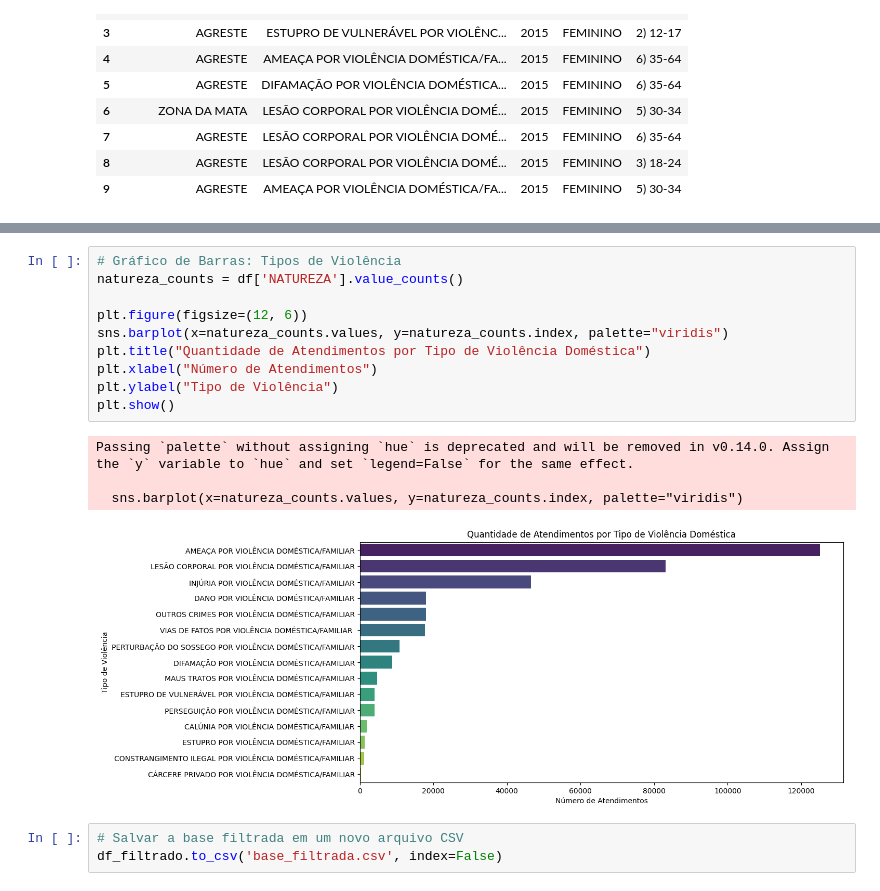
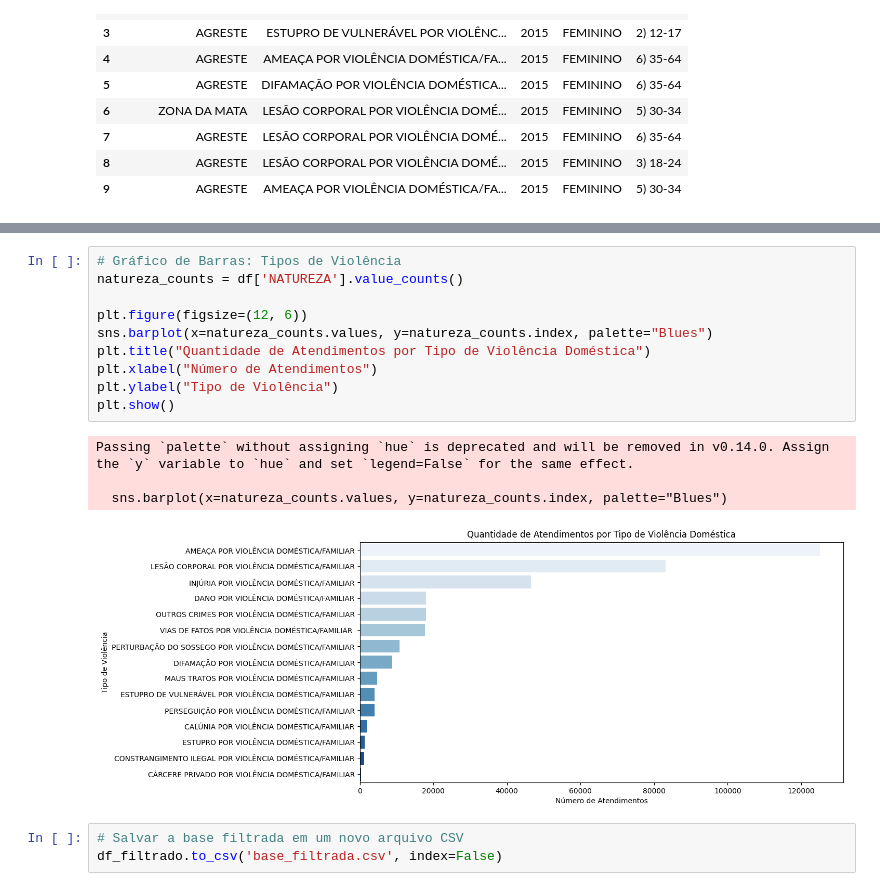
Before and after one commit to rayaneazvdo404/on35-python-s17-s18-projeto-final, a Jupyter notebook: material/Projeto_final.ipynb, the cells around one changed output, grey strips where cells are left out. Drawn from its saved outputs; the diff is of its cells as text.

```diff
--- a/material/Projeto_final.ipynb
+++ b/material/Projeto_final.ipynb
@@ -205,18 +191,18 @@ plt.show()
 # %%
 # Gráfico de Barras: Tipos de Violência
 natureza_counts = df['NATUREZA'].value_counts()
 
 plt.figure(figsize=(12, 6))
-sns.barplot(x=natureza_counts.values, y=natureza_counts.index, palette="viridis")
+sns.barplot(x=natureza_counts.values, y=natureza_counts.index, palette="Blues")
 plt.title("Quantidade de Atendimentos por Tipo de Violência Doméstica")
 plt.xlabel("Número de Atendimentos")
 plt.ylabel("Tipo de Violência")
 plt.show()
 # %% [output]
 Passing `palette` without assigning `hue` is deprecated and will be removed in v0.14.0. Assign the `y` variable to `hue` and set `legend=False` for the same effect.
 
-  sns.barplot(x=natureza_counts.values, y=natureza_counts.index, palette="viridis")
+  sns.barplot(x=natureza_counts.values, y=natureza_counts.index, palette="Blues")
-[figure, old version]
+[figure, new version]
 # %%
 # Salvar a base filtrada em um novo arquivo CSV
 df_filtrado.to_csv('base_filtrada.csv', index=False)
```
Also changed, not shown: parts of 5 cells of this notebook, 1 other file.
